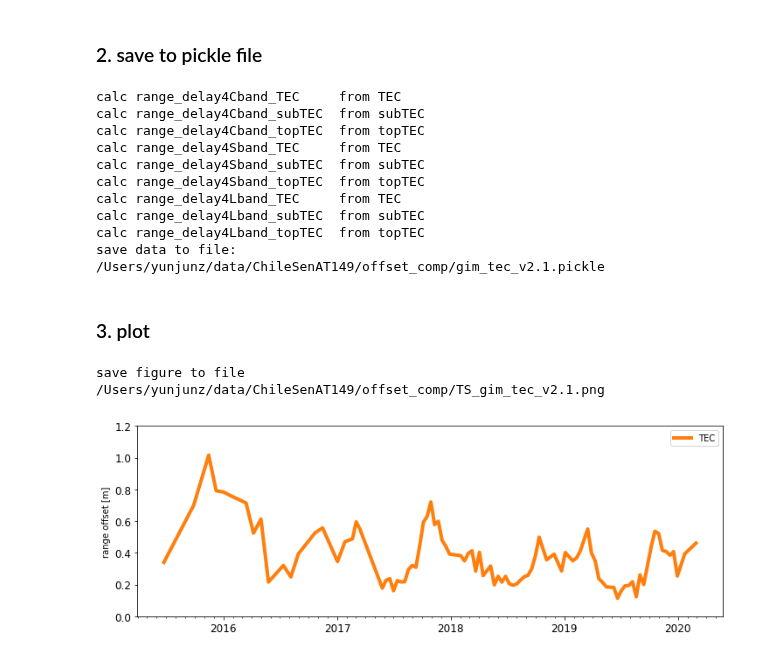
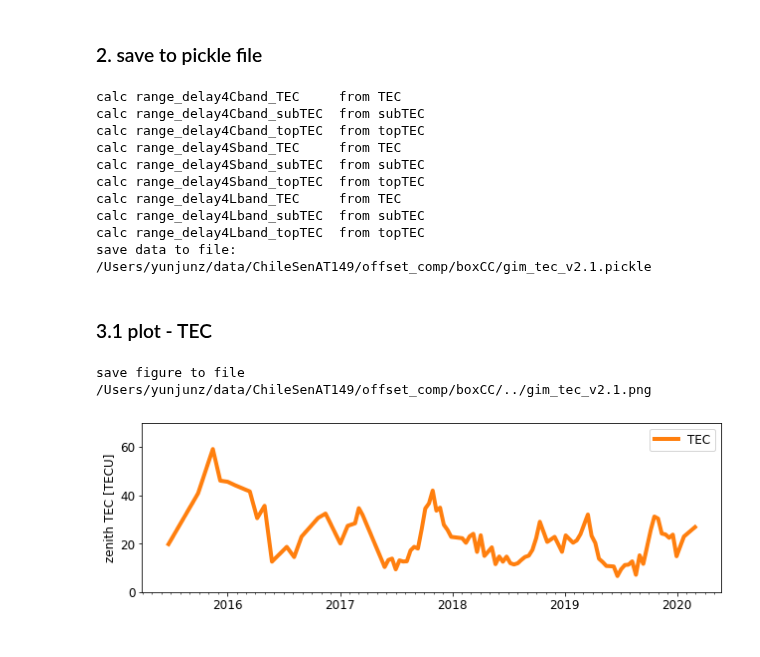
Before and after one commit to yunjunz/2022-Geolocation, a Jupyter notebook: prep_gim_tec.ipynb, the cells around one changed output. Cells and saved outputs as stored; diff of their text form; code cells hidden in the pictures.

Commit message:
multiple boxes

```diff
--- a/prep_gim_tec.ipynb
+++ b/prep_gim_tec.ipynb
@@ -110,13 +117,13 @@ distance to nearest topTEC obs: 3.4 deg
 ### 2. save to pickle file
 # %%
 # gather all into gim_tec dict
-tec_dict = {}
-tec_dict['date'] = np.array(date_list)
-tec_dict['time'] = np.array(ptime.date_list2vector(date_list)[0])
-tec_dict['TEC'] = gim_tec
-tec_dict['topTEC'] = top_tec
-tec_dict['subTEC'] = sub_tec
-tec_dict['dist_deg'] = dist_deg
+tDict = {}
+tDict['date'] = np.array(date_list)
+tDict['time'] = np.array(ptime.date_list2vector(date_list)[0])
+tDict['TEC'] = gim_tec
+tDict['topTEC'] = top_tec
+tDict['subTEC'] = sub_tec
+tDict['dist_deg'] = dist_deg
 
 ## calculate the predicted range delay
 # L-band: 1.2575 GHz (ALOS2, NISAR-L)
@@ -127,12 +134,13 @@ for band, freq in zip(['Cband', 'Sband', 'Lband'],
     for tec_type in ['TEC', 'subTEC', 'topTEC']:
         key = 'range_delay4{b}_{t}'.format(b=band, t=tec_type)
         print('calc {:<25} from {:<15}'.format(key, tec_type))
-        off = iono.vtec2range_delay(tec_dict[tec_type], inc_angle_iono, freq=freq)
-        tec_dict[key] = off
+        off = iono.vtec2range_delay(tDict[tec_type], inc_angle_iono, freq=freq)
+        tDict[key] = off
 
 ## save to file
+os.makedirs(os.path.dirname(out_file), exist_ok=True)
 with open(out_file, 'wb') as f:
-    pickle.dump(tec_dict, f)
+    pickle.dump(tDict, f)
     print('save data to file: {}'.format(out_file))
 # %% [output]
 calc range_delay4Cband_TEC     from TEC
@@ -144,23 +152,25 @@ calc range_delay4Sband_topTEC  from topTEC
 calc range_delay4Lband_TEC     from TEC
 calc range_delay4Lband_subTEC  from subTEC
 calc range_delay4Lband_topTEC  from topTEC
-save data to file: /Users/yunjunz/data/ChileSenAT149/offset_comp/gim_tec_v2.1.pickle
+save data to file: /Users/yunjunz/data/ChileSenAT149/offset_comp/boxCC/gim_tec_v2.1.pickle
 # %% [markdown]
-### 3. plot
+### 3.1 plot - TEC
 # %%
 ## plot
 fig, ax = plt.subplots(figsize=figsize)
-ax.plot(tec_dict['time'], tec_dict['range_delay4Cband_TEC'], linewidth=4, color='C1', label='TEC')
-pp.auto_adjust_xaxis_date(ax, tec_dict['time'], every_year=1, buffer_year=None)
-ax.set_ylabel('range offset [m]')
-ax.set_ylim(0, 1.2)
-plt.legend()
+ax.plot(tDict['time'], tDict['TEC'], linewidth=4, color='C1', label='TEC')
+pp.auto_adjust_xaxis_date(ax, tDict['time'], every_year=1, buffer_year=None)
+ax.set_ylabel('zenith TEC [TECU]')
+ax.set_ylim(0, 70)
+ax.yaxis.set_major_locator(ticker.MultipleLocator(20))
+ax.legend()
+fig.tight_layout()
 
 # output
-out_fig = os.path.join(os.path.dirname(out_file), 'TS_gim_tec_v{}.png'.format(version))
+out_fig = os.path.join(os.path.dirname(out_file), '../gim_tec_v{}.png'.format(version))
 print('save figure to file', out_fig)
 plt.savefig(out_fig, bbox_inches='tight', transparent=True, dpi=300)
 plt.show()
 # %% [output]
-save figure to file /Users/yunjunz/data/ChileSenAT149/offset_comp/TS_gim_tec_v2.1.png
+save figure to file /Users/yunjunz/data/ChileSenAT149/offset_comp/boxCC/../gim_tec_v2.1.png
-[figure, old version]
+[figure, new version]
```
Also changed, not shown: parts of 7 cells of this notebook, 5 other files.
